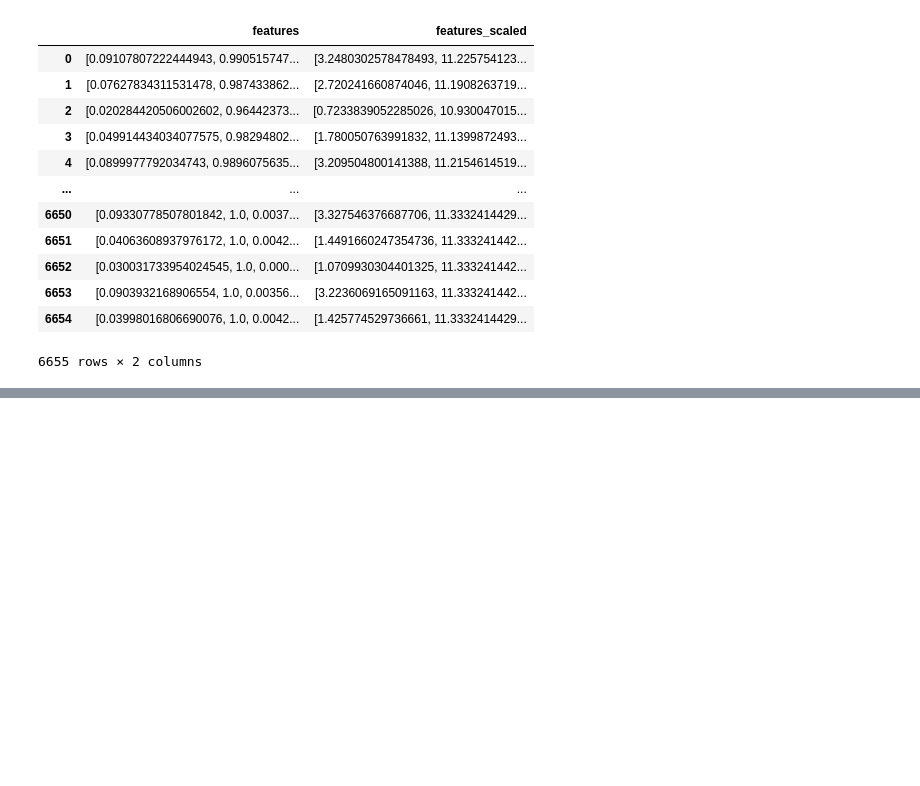
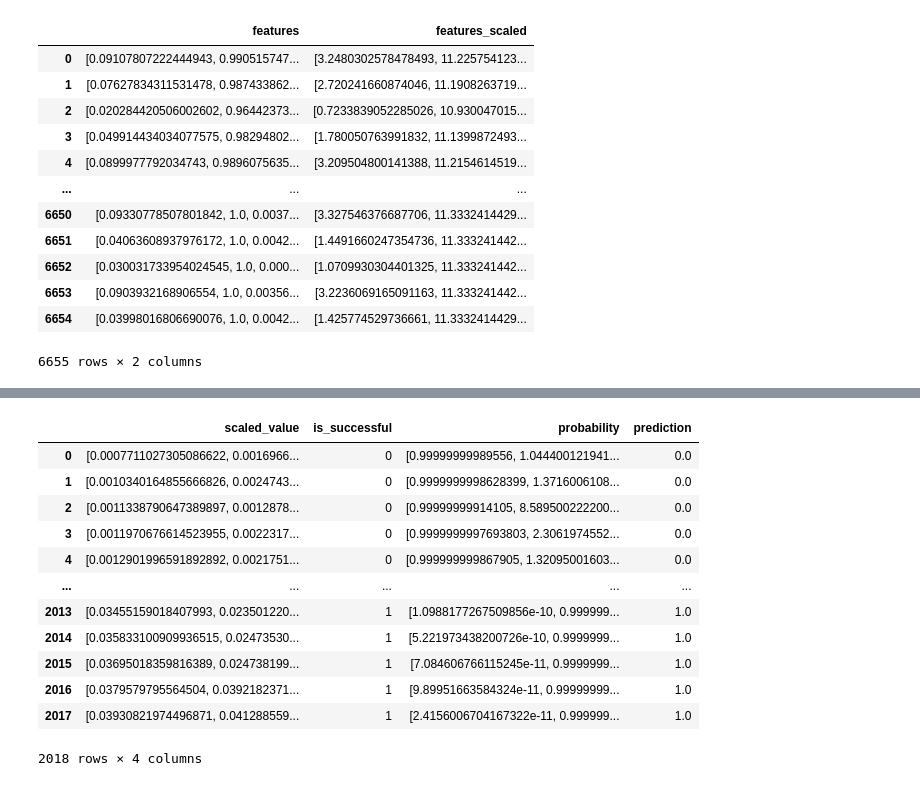
Before and after one commit to edutrul/youtube-trending, a Jupyter notebook: data-analysis-yt-2024.ipynb, the cells around one changed output, grey strips where cells are left out. Saved outputs shown, nothing was run; the diff lists cells and outputs as text; code cells hidden in the pictures; blank space fills up the shorter version.

```diff
--- a/data-analysis-yt-2024.ipynb
+++ b/data-analysis-yt-2024.ipynb
@@ -767,0 +952,25 @@ df_scaled.select("features", "features_scaled").toPandas()
+# %%
+predictions.select(
+    # The column name of our interest which is an array of all values.
+    "scaled_value",
+    # target
+    "is_successful",
+    # This is coming from the probability column model
+    "probability",
+    # This is coming from the prediction column model
+    "prediction"
+).toPandas()
+# %% [output]
+|  | scaled_value | is_successful | probability | prediction |
+| 0 | [0.0007711027305086622, 0.0016966... | 0 | [0.99999999989556, 1.044400121941... | 0.0 |
+| 1 | [0.0010340164855666826, 0.0024743... | 0 | [0.9999999998628399, 1.3716006108... | 0.0 |
+| 2 | [0.0011338790647389897, 0.0012878... | 0 | [0.99999999914105, 8.589500222200... | 0.0 |
+| 3 | [0.0011970676614523955, 0.0022317... | 0 | [0.9999999997693803, 2.3061974552... | 0.0 |
+| 4 | [0.0012901996591892892, 0.0021751... | 0 | [0.999999999867905, 1.32095001603... | 0.0 |
+| ... | ... | ... | ... | ... |
+| 2013 | [0.03455159018407993, 0.023501220... | 1 | [1.0988177267509856e-10, 0.999999... | 1.0 |
+| 2014 | [0.035833100909936515, 0.02473530... | 1 | [5.221973438200726e-10, 0.9999999... | 1.0 |
+| 2015 | [0.03695018359816389, 0.024738199... | 1 | [7.084606766115245e-11, 0.9999999... | 1.0 |
+| 2016 | [0.0379579795564504, 0.0392182371... | 1 | [9.89951663584324e-11, 0.99999999... | 1.0 |
+| 2017 | [0.03930821974496871, 0.041288559... | 1 | [2.4156006704167322e-11, 0.999999... | 1.0 |
+2018 rows × 4 columns
```
Also changed, not shown: parts of 17 cells of this notebook.
